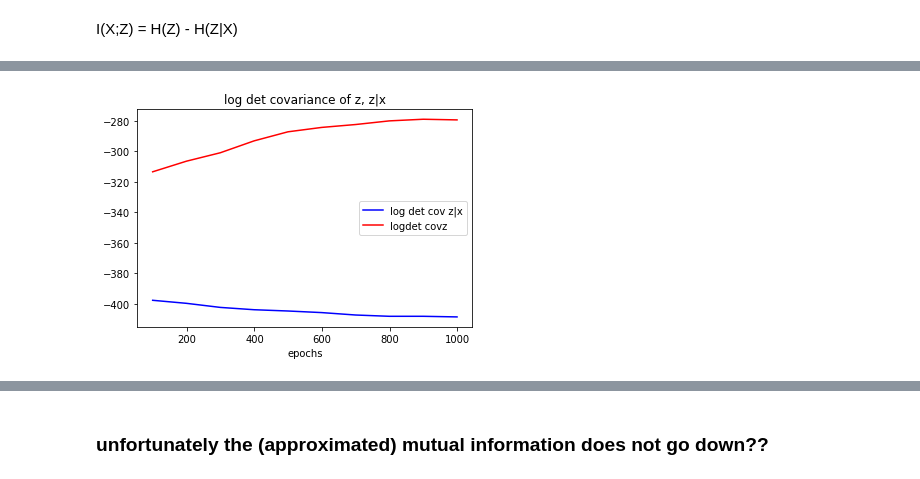
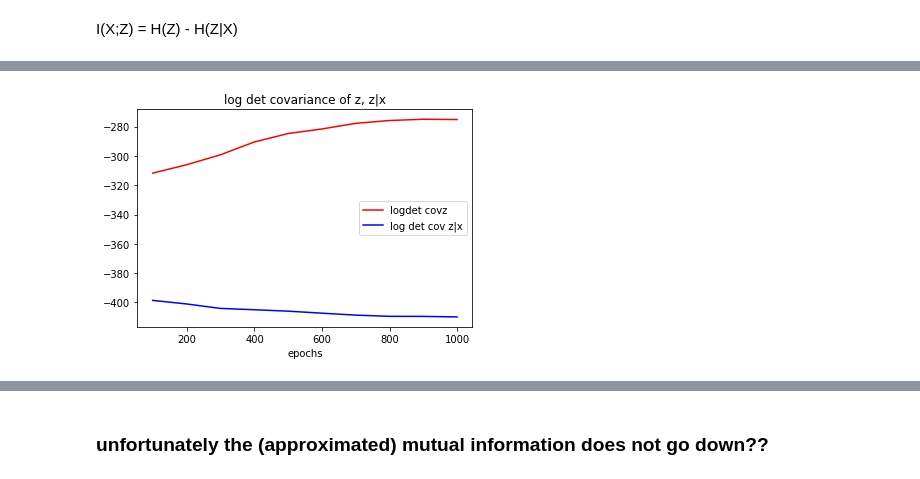
Before and after one commit to rattaoup/pytorch-simclr, a Jupyter notebook: week1_plot2.ipynb, the cells around one changed output, grey strips where cells are left out. Saved outputs shown, nothing was run; the diff lists cells and outputs as text; code cells hidden in the pictures.

```diff
--- a/week1_plot2.ipynb
+++ b/week1_plot2.ipynb
@@ -404,7 +404,7 @@ plot_diff(logdet_cov_z_train, logdet_cov_z_giv_x_train, title = 'log det cov z -
 # %%
-my_plot2(logdet_cov_z_giv_x_train,logdet_cov_z_train, label2 = 'logdet covz', label1 = 'log det cov z|x', title = 'log det covariance of z, z|x')
+my_plot2(logdet_cov_z_train, logdet_cov_z_giv_x_train, label1 = 'logdet covz', label2 = 'log det cov z|x', title = 'log det covariance of z, z|x')
 # %% [output]
-[figure, old version]
+[figure, new version]
 # %%
 plot_same_start(logdet_cov_z_train, logdet_cov_z_giv_x_train, title = 'log det covariance of z, z|x (same start)', label1 = 'log det cov z', label2 = 'log det cov z|x')
 # %% [output]
```
Also changed, not shown: parts of 15 cells of this notebook.
